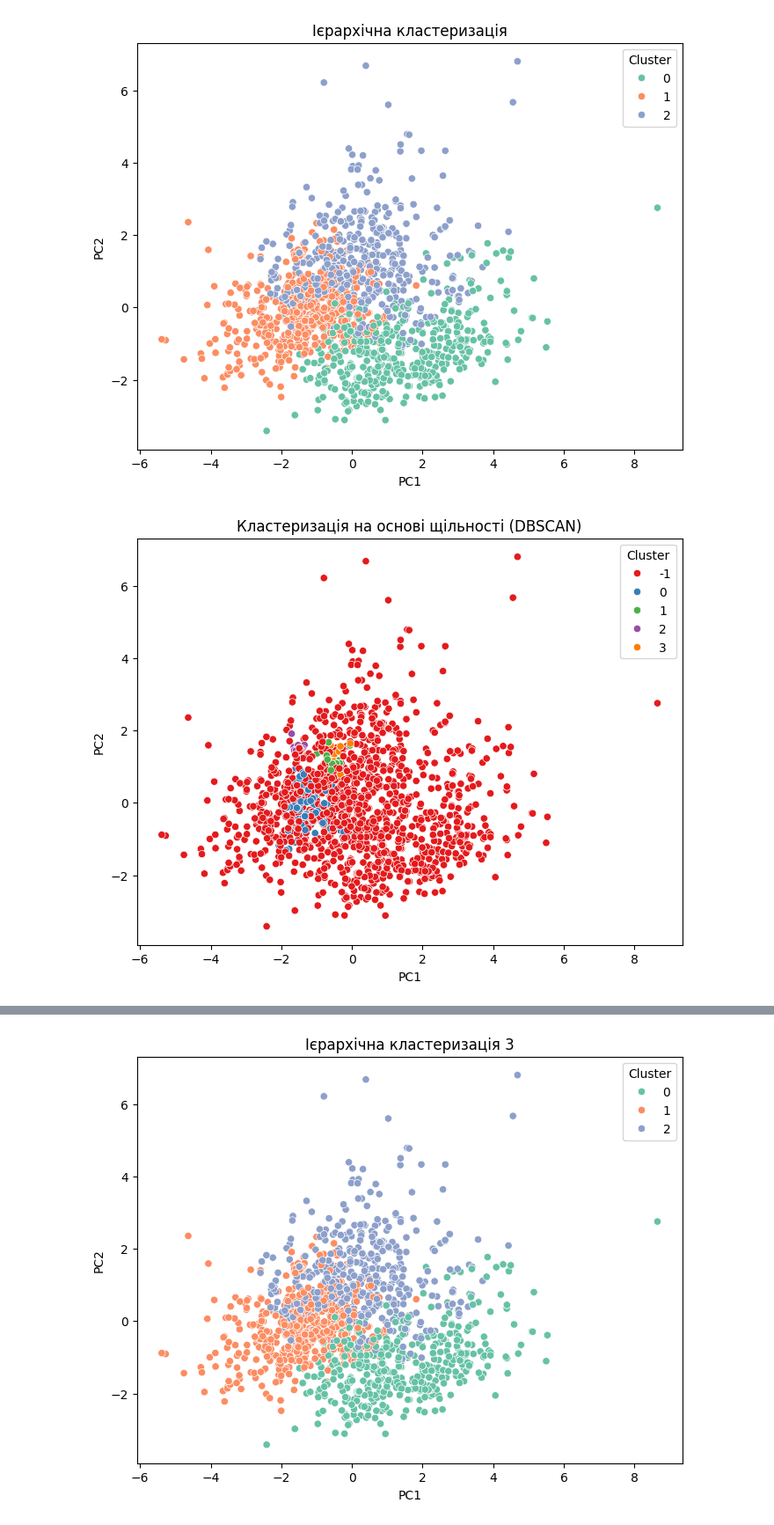
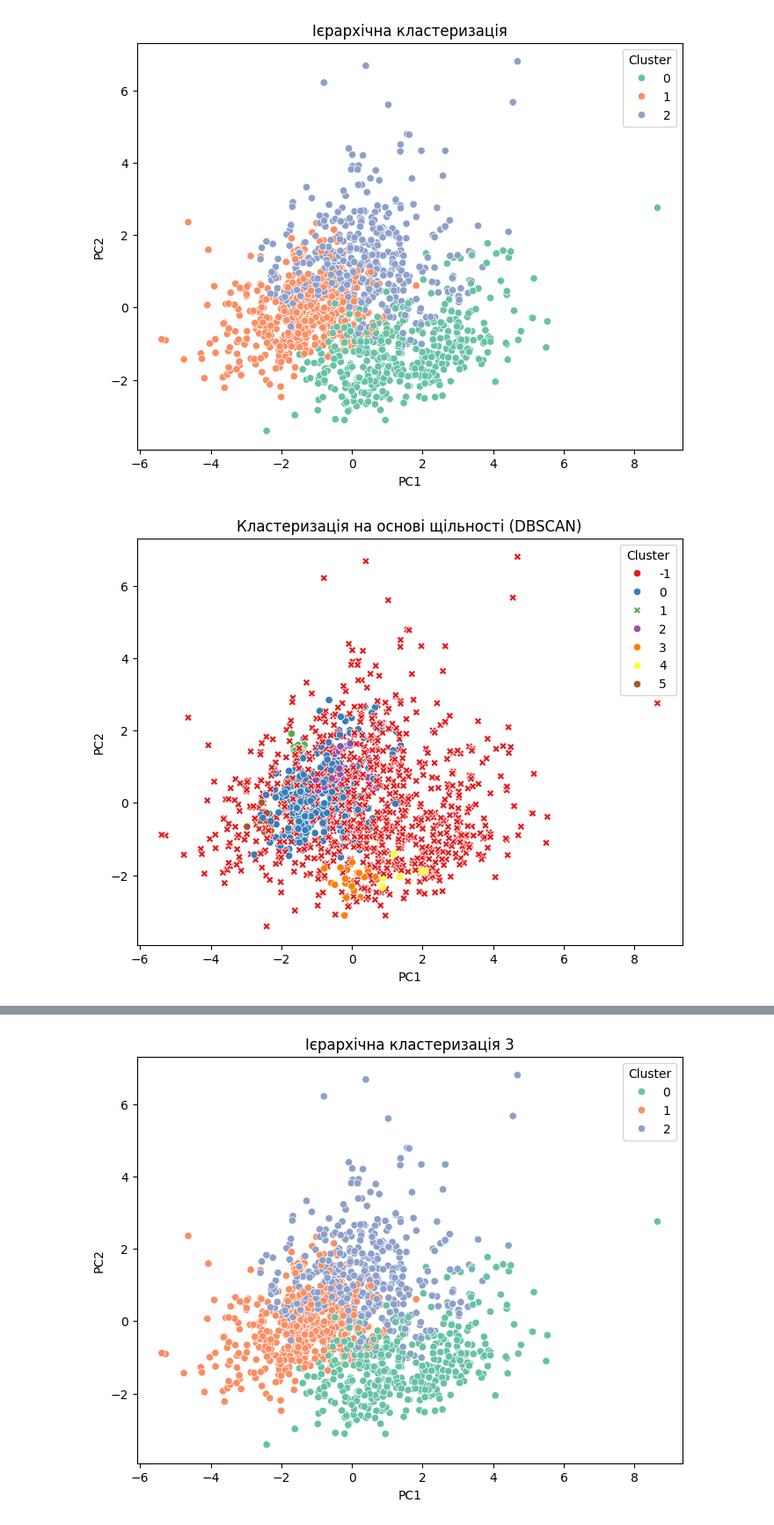
Before and after one commit to sprigg4n-1/intelligent-data-analysis, a Jupyter notebook: kovinia-roman-lab-12/lab12.ipynb, the cells around one changed output, grey strips where cells are left out. Shown at 88% size. Drawn from its saved outputs; the diff is of its cells as text; code cells hidden in the pictures.

```diff
--- a/kovinia-roman-lab-12/lab12.ipynb
+++ b/kovinia-roman-lab-12/lab12.ipynb
@@ -48,21 +50,24 @@ plt.show()
 # %%
 from sklearn.cluster import DBSCAN
 
 # Кластеризація за допомогою DBSCAN
 # алгоритм кластеризації на основі щільності, який групує точки в кластери, якщо вони знаходяться в області з високою щільністю точок, і позначає точки, які не належать жодному кластеру, як "шум
-dbscan = DBSCAN(eps=1, min_samples=12)
+dbscan = DBSCAN(eps=1.2, min_samples=12)
 y_dbscan = dbscan.fit_predict(X_scaled)
 
 # Візуалізація результатів
 plt.figure(figsize=(8, 6))
-sns.scatterplot(x=X_pca[:, 0], y=X_pca[:, 1], hue=y_dbscan, palette='Set1')
+mask_outliers = y_dbscan == -1
+sns.scatterplot(x=X_pca[:, 0], y=X_pca[:, 1], hue=y_dbscan, palette='Set1',
+                style=mask_outliers, markers=['o', 'X'],
+                alpha=1.0, legend='brief')
 plt.title('Кластеризація на основі щільності (DBSCAN)')
 plt.xlabel('PC1')
 plt.ylabel('PC2')
 plt.legend(title='Cluster', loc='best')
 plt.show()
 # %% [output]
-[figure, old version]
+[figure, new version]
 # %%
 import scipy.cluster.hierarchy as sch
 
```
Also changed, not shown: parts of 5 cells of this notebook, 1 other file.
